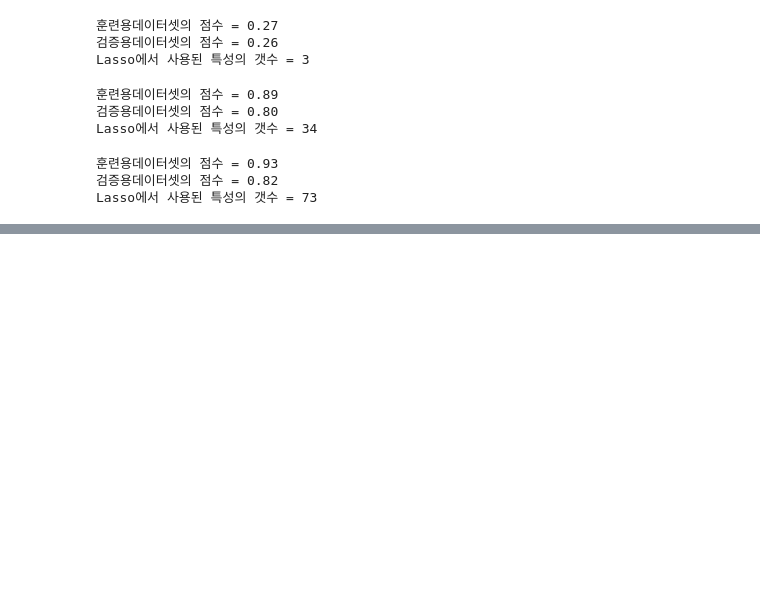
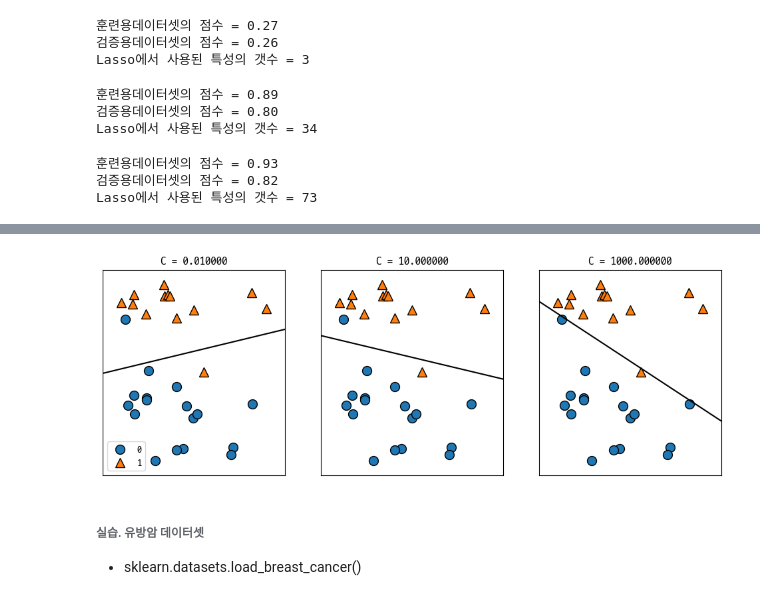
Before and after one commit to inwookbaek/20230823_04.python, a Jupyter notebook: 30.머신러닝_지도학습.ipynb, the cells around one changed output, grey strips where cells are left out. Saved outputs shown, nothing was run; the diff lists cells and outputs as text; code cells hidden in the pictures; blank space fills up the shorter version.

```diff
--- a/30.머신러닝_지도학습.ipynb
+++ b/30.머신러닝_지도학습.ipynb
@@ -192,0 +294,8 @@ Lasso에서 사용된 특성의 갯수 = 73
+# %%
+# C값조정
+mglearn.plots.plot_linear_svc_regularization()
+# %% [output]
+[figure, added]
+# %% [markdown]
+###### 실습. 유방암 데이터셋
+* sklearn.datasets.load_breast_cancer()
```
Also changed, not shown: parts of 33 cells of this notebook, 2 other files.
